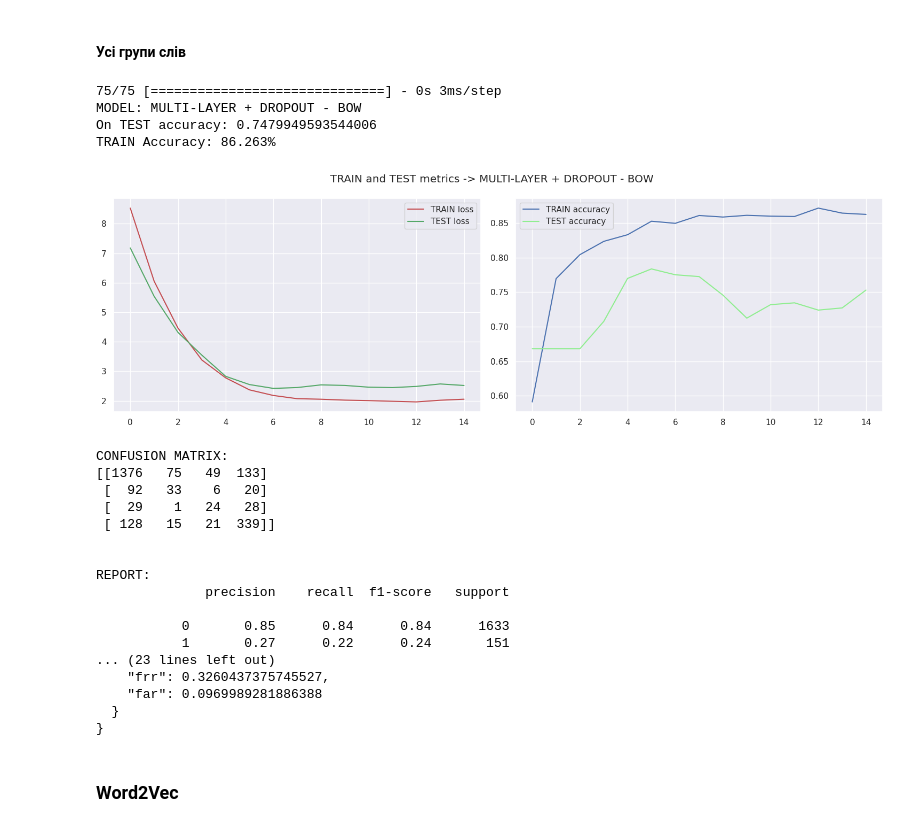
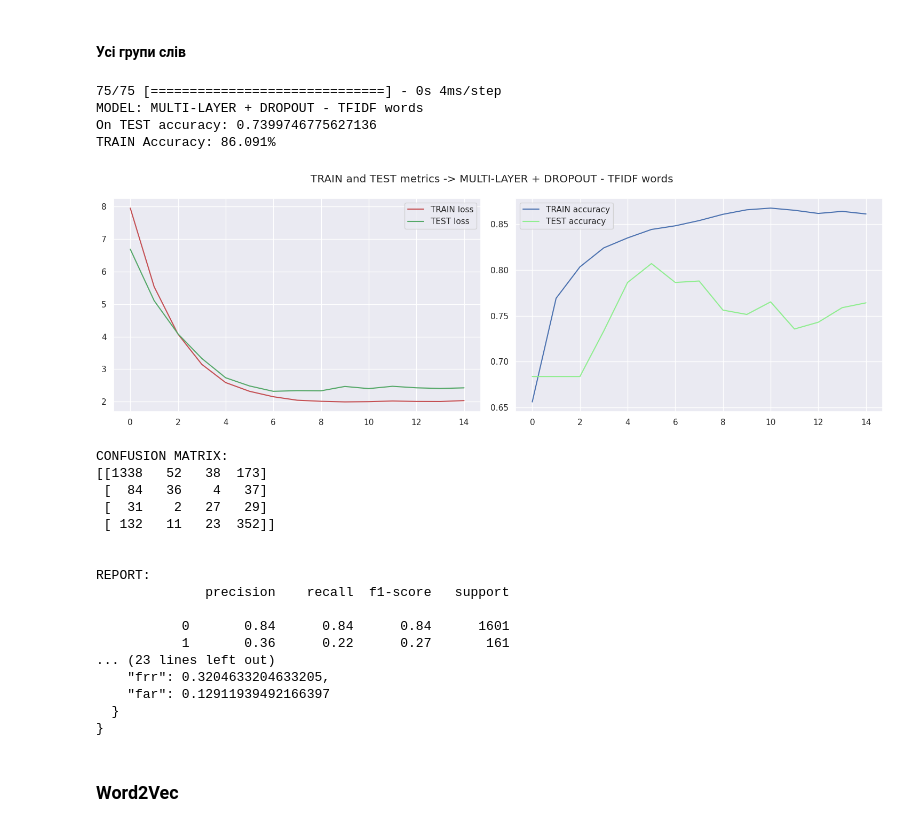
Before and after one commit to vegura/master_degree_work, a Jupyter notebook: Master degree work.ipynb, the cells around one changed output. Saved outputs shown, nothing was run; the diff lists cells and outputs as text; code cells hidden in the pictures.

```diff
--- a/Master degree work.ipynb
+++ b/Master degree work.ipynb
@@ -1558,30 +1568,30 @@ multi_layer_dropout_tfidf_w_result = multi_layer_dropout_tfidf_w.fit(
 # %%
 model_and_report(multi_layer_dropout_tfidf_w,
                  multi_layer_dropout_tfidf_w_result,
                  X_test_tfidf_w.toarray(),
                  y_test,
-                 "MULTI-LAYER + DROPOUT - BOW")
+                 "MULTI-LAYER + DROPOUT - TFIDF words")
 # %% [output]
-75/75 [==============================] - 0s 3ms/step
-MODEL: MULTI-LAYER + DROPOUT - BOW
-On TEST accuracy: 0.7479949593544006
-TRAIN Accuracy: 86.263%
+75/75 [==============================] - 0s 4ms/step
+MODEL: MULTI-LAYER + DROPOUT - TFIDF words
+On TEST accuracy: 0.7399746775627136
+TRAIN Accuracy: 86.091%
-[figure, old version]
+[figure, new version]
 CONFUSION MATRIX:
-[[1376   75   49  133]
- [  92   33    6   20]
- [  29    1   24   28]
- [ 128   15   21  339]]
+[[1338   52   38  173]
+ [  84   36    4   37]
+ [  31    2   27   29]
+ [ 132   11   23  352]]
 
 
 REPORT:
               precision    recall  f1-score   support
 
-           0       0.85      0.84      0.84      1633
-           1       0.27      0.22      0.24       151
+           0       0.84      0.84      0.84      1601
+           1       0.36      0.22      0.27       161
 ... (23 lines left out)
-    "frr": 0.3260437375745527,
-    "far": 0.0969989281886388
+    "frr": 0.3204633204633205,
+    "far": 0.12911939492166397
   }
 }
 # %% [markdown]
```
Also changed, not shown: parts of 98 cells of this notebook.
